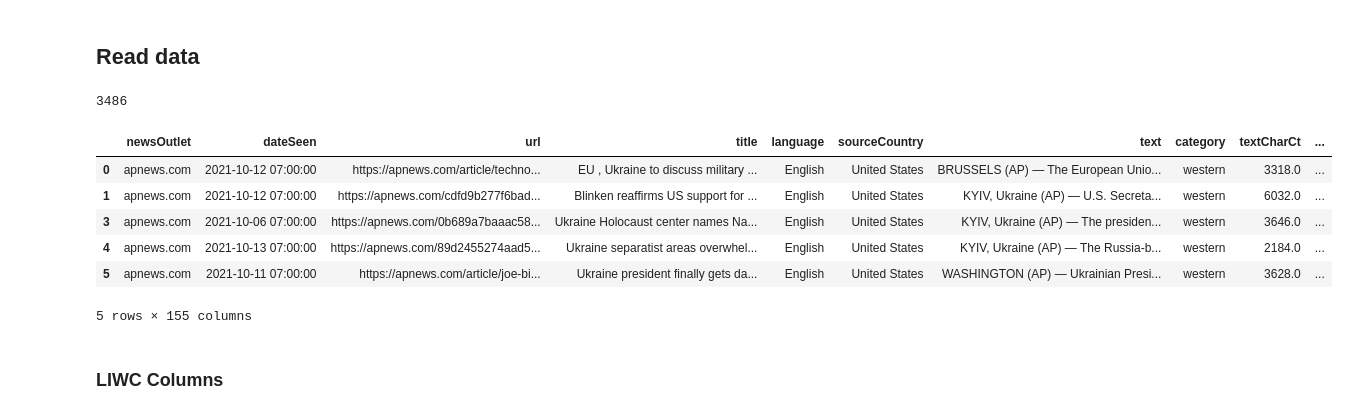
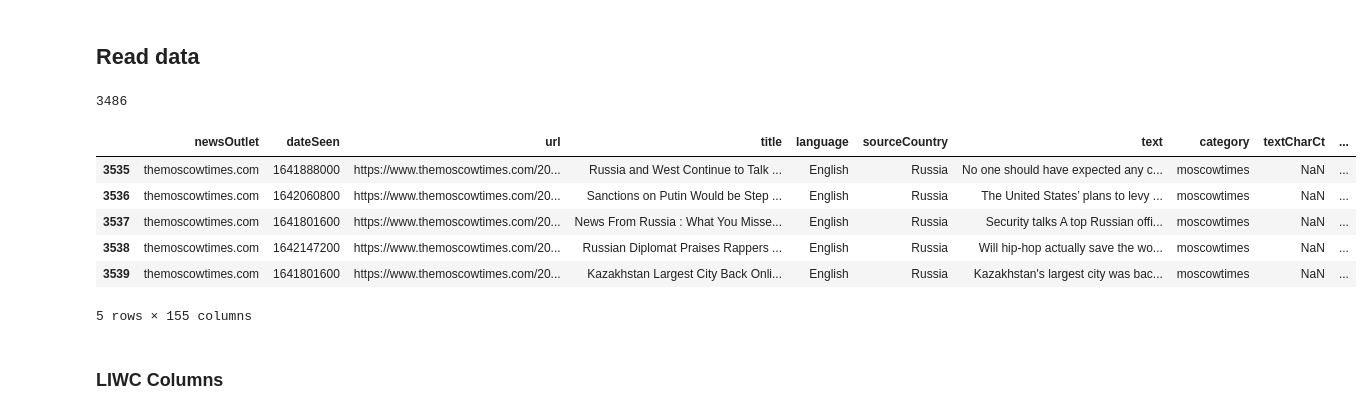
Before and after one commit to eelegiap/ukraine-media-CSLI, a Jupyter notebook: analyze_LIWC.ipynb, the cells around one changed output. Saved outputs shown, nothing was run; the diff lists cells and outputs as text; code cells hidden in the pictures.

```diff
--- a/analyze_LIWC.ipynb
+++ b/analyze_LIWC.ipynb
@@ -14,16 +14,16 @@ from scipy import stats
 # %%
 df = pd.read_csv('LIWC/LIWC-22 Results - topicArticleFrame8-1 - LIWC Analysis.csv',index_col=0)
 df = df.drop_duplicates(subset=['text'])
 print(len(df))
-df.head()
+df.tail()
 # %% [output]
 3486
 |  | newsOutlet | dateSeen | url | title | language | sourceCountry | text | category | textCharCt | ... |
-| 0 | apnews.com | 2021-10-12 07:00:00 | https://apnews.com/article/techno... | EU , Ukraine to discuss military ... | English | United States | BRUSSELS (AP) — The European Unio... | western | 3318.0 | ... |
-| 1 | apnews.com | 2021-10-12 07:00:00 | https://apnews.com/cdfd9b277f6bad... | Blinken reaffirms US support for ... | English | United States | KYIV, Ukraine (AP) — U.S. Secreta... | western | 6032.0 | ... |
-| 3 | apnews.com | 2021-10-06 07:00:00 | https://apnews.com/0b689a7baaac58... | Ukraine Holocaust center names Na... | English | United States | KYIV, Ukraine (AP) — The presiden... | western | 3646.0 | ... |
-| 4 | apnews.com | 2021-10-13 07:00:00 | https://apnews.com/89d2455274aad5... | Ukraine separatist areas overwhel... | English | United States | KYIV, Ukraine (AP) — The Russia-b... | western | 2184.0 | ... |
-| 5 | apnews.com | 2021-10-11 07:00:00 | https://apnews.com/article/joe-bi... | Ukraine president finally gets da... | English | United States | WASHINGTON (AP) — Ukrainian Presi... | western | 3628.0 | ... |
+| 3535 | themoscowtimes.com | 1641888000 | https://www.themoscowtimes.com/20... | Russia and West Continue to Talk ... | English | Russia | No one should have expected any c... | moscowtimes | NaN | ... |
+| 3536 | themoscowtimes.com | 1642060800 | https://www.themoscowtimes.com/20... | Sanctions on Putin Would be Step ... | English | Russia | The United States’ plans to levy ... | moscowtimes | NaN | ... |
+| 3537 | themoscowtimes.com | 1641801600 | https://www.themoscowtimes.com/20... | News From Russia : What You Misse... | English | Russia | Security talks A top Russian offi... | moscowtimes | NaN | ... |
+| 3538 | themoscowtimes.com | 1642147200 | https://www.themoscowtimes.com/20... | Russian Diplomat Praises Rappers ... | English | Russia | Will hip-hop actually save the wo... | moscowtimes | NaN | ... |
+| 3539 | themoscowtimes.com | 1641801600 | https://www.themoscowtimes.com/20... | Kazakhstan Largest City Back Onli... | English | Russia | Kazakhstan's largest city was bac... | moscowtimes | NaN | ... |
 5 rows × 155 columns
 # %% [markdown]
 ### LIWC Columns
```
Also changed, not shown: parts of 5 cells of this notebook, 24 other files.
